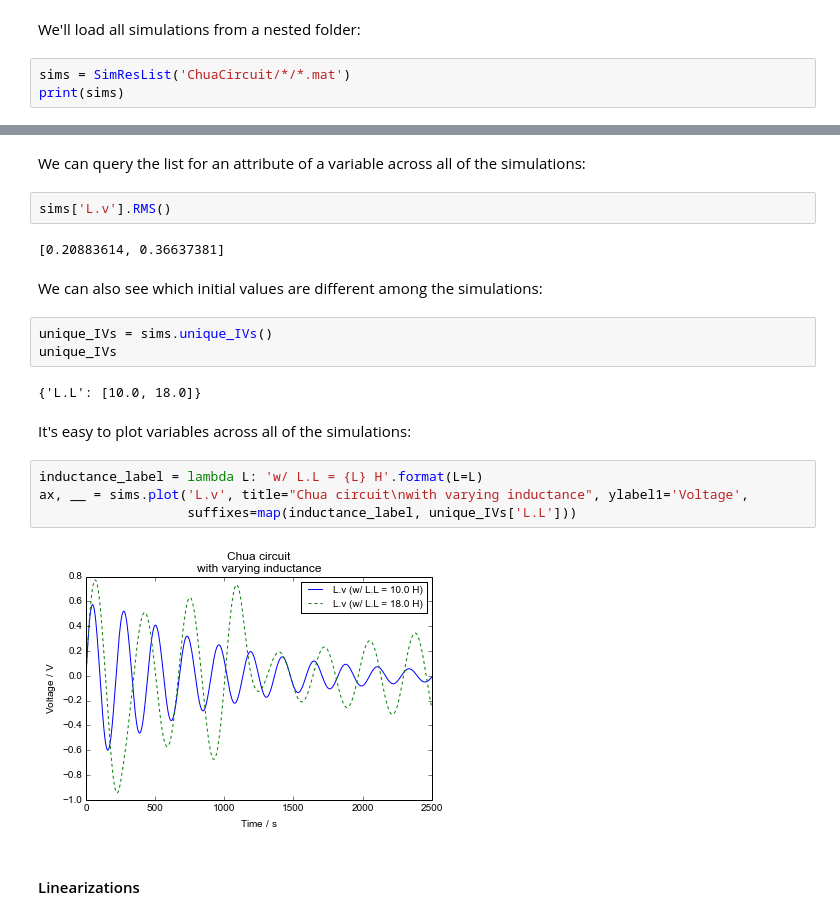
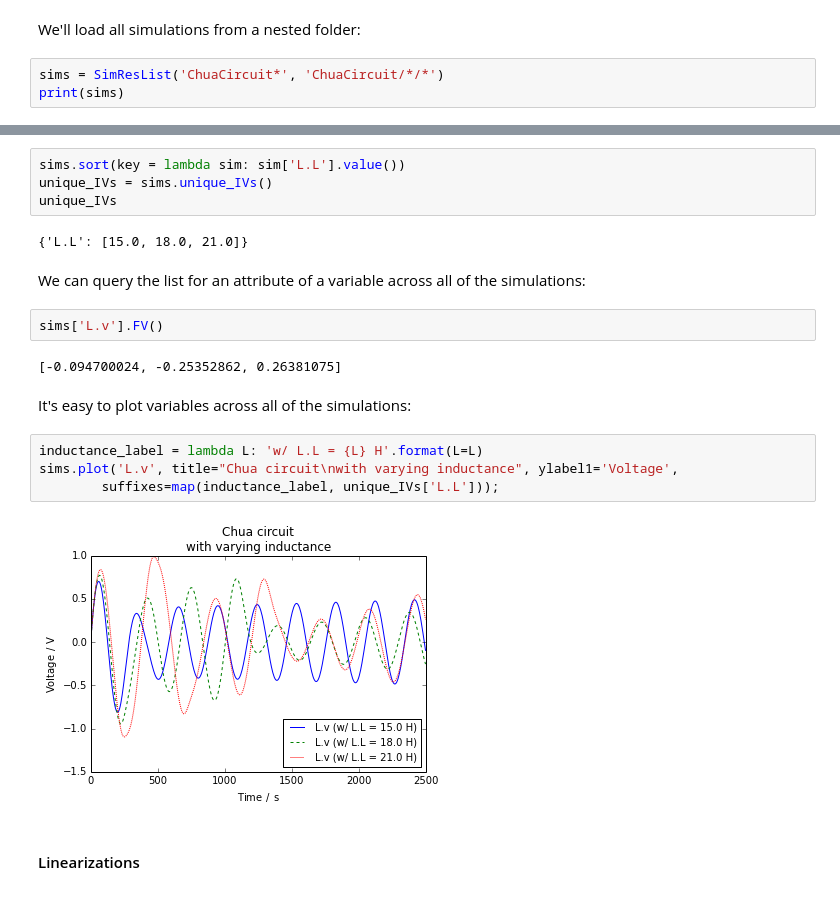
Before and after one commit to kdavies4/ModelicaRes, a Jupyter notebook: examples/tutorial.ipynb, the cells around one changed output, grey strips where cells are left out. Saved outputs shown, nothing was run; the diff lists cells and outputs as text.

```diff
--- a/examples/tutorial.ipynb
+++ b/examples/tutorial.ipynb
@@ -256,7 +256,7 @@ from modelicares import SimResList, LinResList
 # %% [markdown]
 We'll load all simulations from a nested folder:
 # %%
-sims = SimResList('ChuaCircuit/*/*.mat')
+sims = SimResList('ChuaCircuit*', 'ChuaCircuit/*/*')
 print(sims)
 # %% [output]
 List of simulation results (SimRes instances) from the following files
@@ -266,24 +275,23 @@ in the /home/kld/Desktop/ModelicaRes/examples/ChuaCircuit directory:
+# %%
+sims.sort(key = lambda sim: sim['L.L'].value())
+unique_IVs = sims.unique_IVs()
+unique_IVs
+# %% [output]
+{'L.L': [15.0, 18.0, 21.0]}
 # %% [markdown]
 We can query the list for an attribute of a variable across all of the simulations:
 # %%
-sims['L.v'].RMS()
+sims['L.v'].FV()
 # %% [output]
-[0.20883614, 0.36637381]
+[-0.094700024, -0.25352862, 0.26381075]
-# %% [markdown]
-We can also see which initial values are different among the simulations:
-# %%
-unique_IVs = sims.unique_IVs()
-unique_IVs
-# %% [output]
-{'L.L': [10.0, 18.0]}
 # %% [markdown]
 It's easy to plot variables across all of the simulations:
 # %%
 inductance_label = lambda L: 'w/ L.L = {L} H'.format(L=L)
-ax, __ = sims.plot('L.v', title="Chua circuit\nwith varying inductance", ylabel1='Voltage',
-                   suffixes=map(inductance_label, unique_IVs['L.L']))
+sims.plot('L.v', title="Chua circuit\nwith varying inductance", ylabel1='Voltage',
+        suffixes=map(inductance_label, unique_IVs['L.L']));
 # %% [output]
-[figure, old version]
+[figure, new version]
 # %% [markdown]
 #### Linearizations
 # %% [markdown]
```
Also changed, not shown: parts of 17 cells of this notebook, 16 other files.
